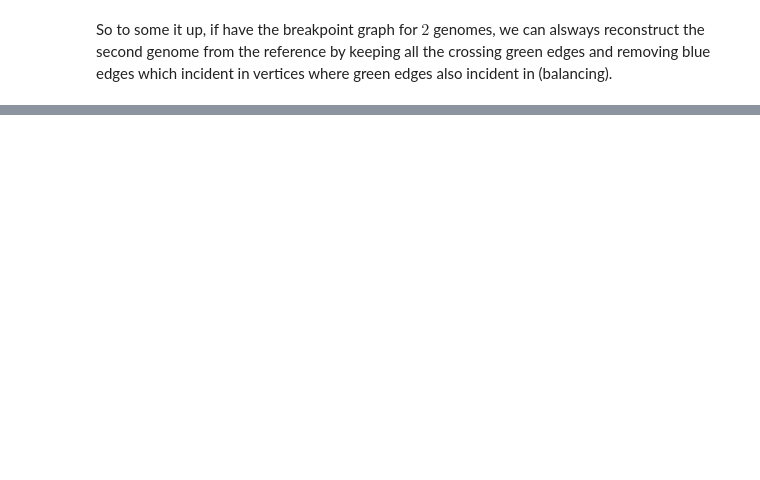
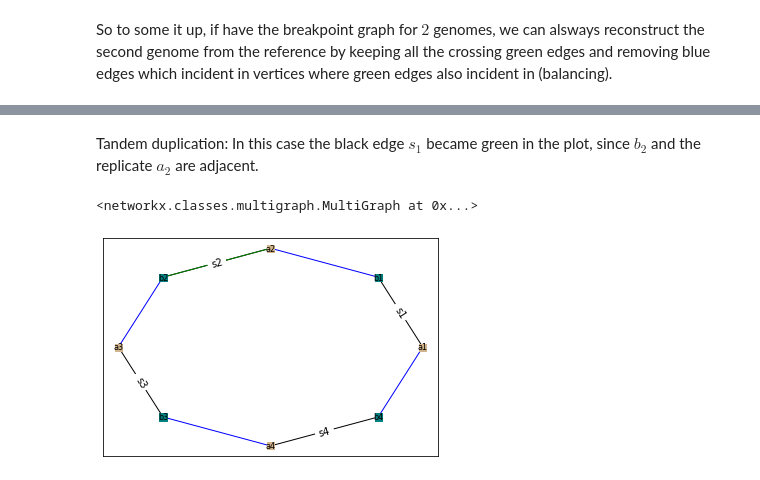
Before and after one commit to zelhar/mg21, a Jupyter notebook: hic/scratchpad.ipynb, the cells around one changed output, grey strips where cells are left out. Cells and saved outputs as stored; diff of their text form; code cells hidden in the pictures; blank space fills up the shorter version.

```diff
--- a/hic/scratchpad.ipynb
+++ b/hic/scratchpad.ipynb
@@ -133,0 +220,8 @@ crossing green edges and removing blue edges which incident in vertices where gr
+# %% [markdown]
+Tandem duplication:
+In this case the black edge $s_1$ became green in the plot, since $b_2$ and the replicate $a_2$ are adjacent.
+# %%
+createBPG([1,2,2,3,4], [1,2,3,4])
+# %% [output]
+<networkx.classes.multigraph.MultiGraph at 0x...>
+[figure, added]
```
Also changed, not shown: parts of 14 cells of this notebook, 3 other files.
